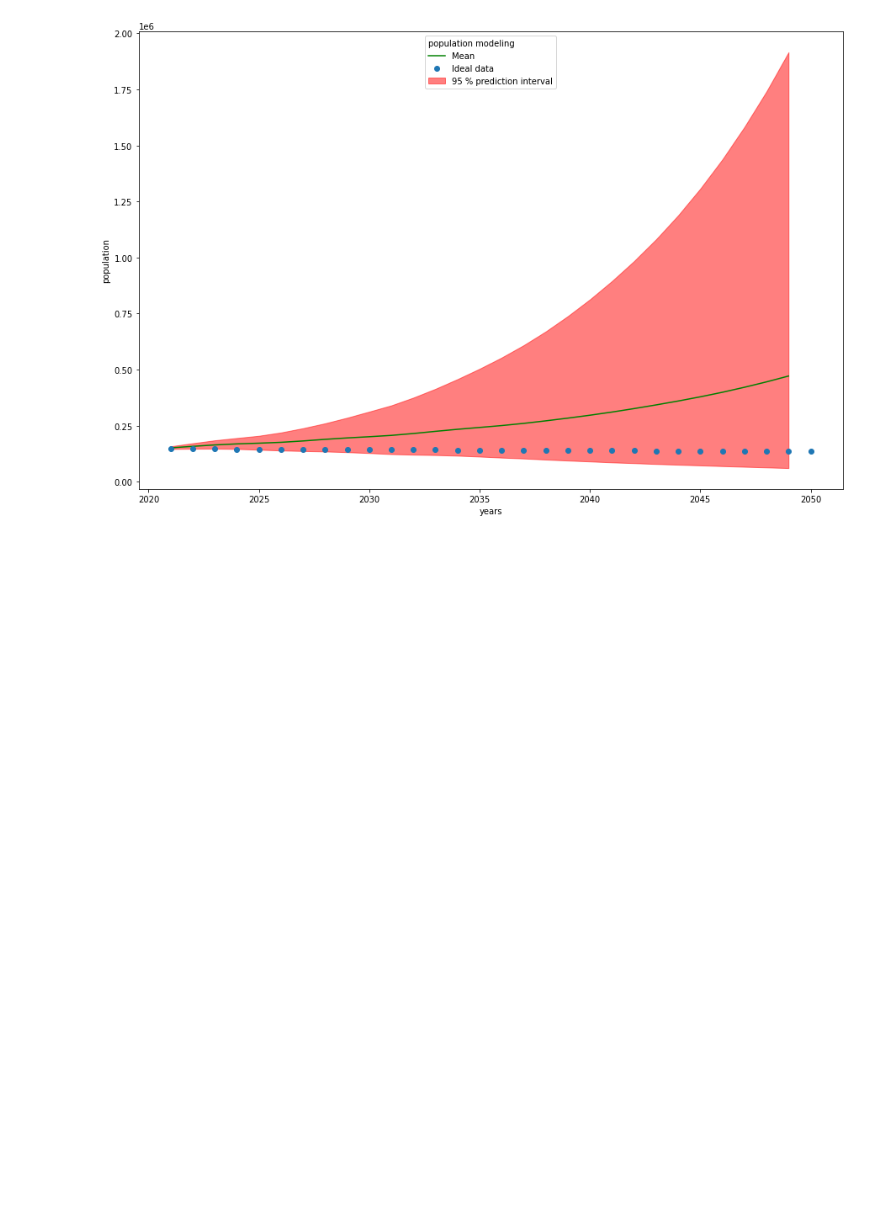
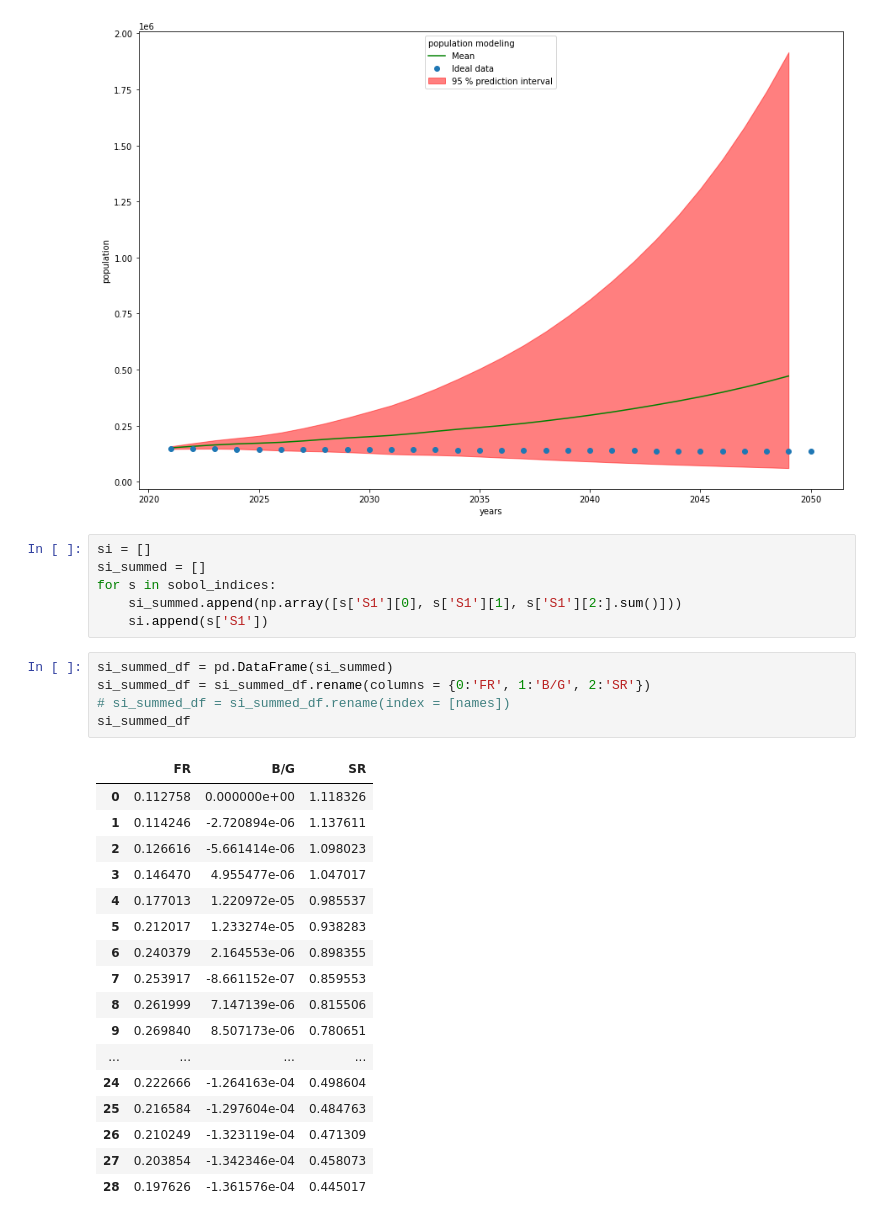
Before and after one commit to AAYamoldin/TrainingPrograms, a Jupyter notebook: Python/ITMO_Discrete_modeling/lab2/sensitivity_and_uncertaintly_analysis.ipynb, the cells around one changed output. Cells and saved outputs as stored; diff of their text form; blank space fills up the shorter version.

```diff
--- a/Python/ITMO_Discrete_modeling/lab2/sensitivity_and_uncertaintly_analysis.ipynb
+++ b/Python/ITMO_Discrete_modeling/lab2/sensitivity_and_uncertaintly_analysis.ipynb
@@ -349,3 +294,32 @@ plt.savefig('sensitivity_with_ideal.png', bbox_inches='tight')
 plt.show()
 # %% [output]
 [figure]
+# %%
+si = []
+si_summed = []
+for s in sobol_indices:
+    si_summed.append(np.array([s['S1'][0], s['S1'][1], s['S1'][2:].sum()]))
+    si.append(s['S1'])
+# %%
+si_summed_df = pd.DataFrame(si_summed)
+si_summed_df = si_summed_df.rename(columns = {0:'FR', 1:'B/G', 2:'SR'})
+# si_summed_df = si_summed_df.rename(index = [names])
+si_summed_df
+# %% [output]
+|  | FR | B/G | SR |
+| 0 | 0.112758 | 0.000000e+00 | 1.118326 |
+| 1 | 0.114246 | -2.720894e-06 | 1.137611 |
+| 2 | 0.126616 | -5.661414e-06 | 1.098023 |
+| 3 | 0.146470 | 4.955477e-06 | 1.047017 |
+| 4 | 0.177013 | 1.220972e-05 | 0.985537 |
+| 5 | 0.212017 | 1.233274e-05 | 0.938283 |
+| 6 | 0.240379 | 2.164553e-06 | 0.898355 |
+| 7 | 0.253917 | -8.661152e-07 | 0.859553 |
+| 8 | 0.261999 | 7.147139e-06 | 0.815506 |
+| 9 | 0.269840 | 8.507173e-06 | 0.780651 |
+| ... | ... | ... | ... |
+| 24 | 0.222666 | -1.264163e-04 | 0.498604 |
+| 25 | 0.216584 | -1.297604e-04 | 0.484763 |
+| 26 | 0.210249 | -1.323119e-04 | 0.471309 |
+| 27 | 0.203854 | -1.342346e-04 | 0.458073 |
+| 28 | 0.197626 | -1.361576e-04 | 0.445017 |
```
Also changed, not shown: parts of 12 cells of this notebook, 15 other files.
